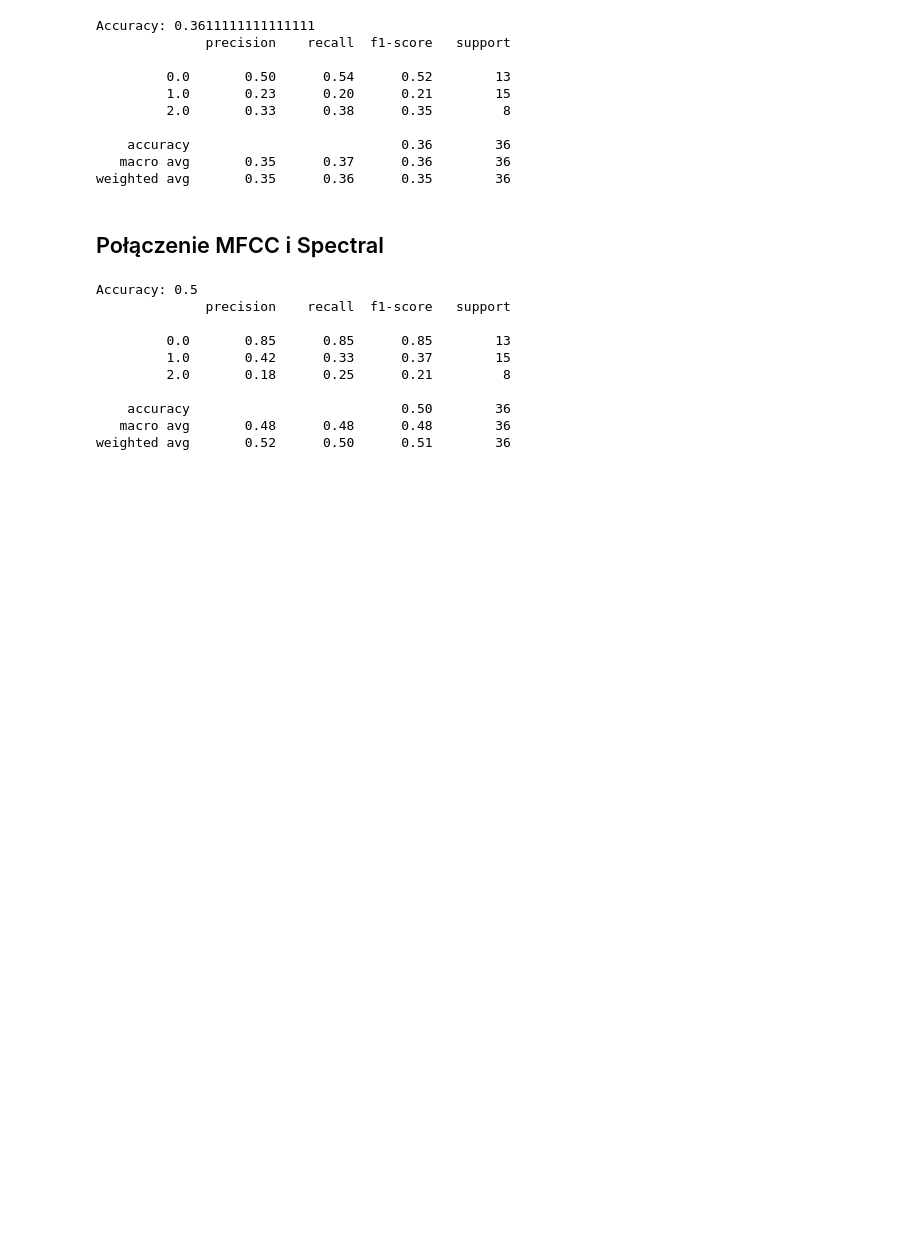
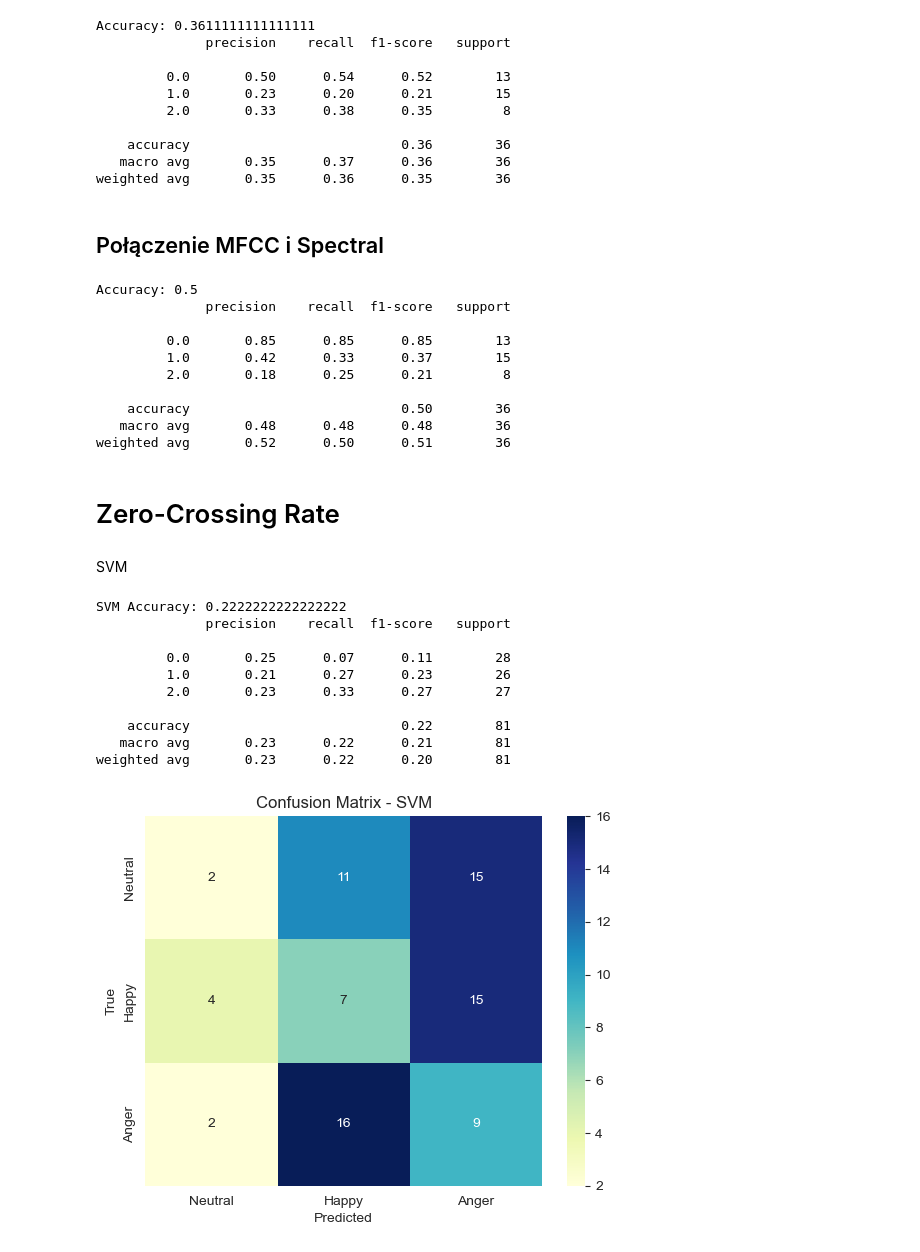
Before and after one commit to Glitterfrost/Acustic-Signals-Project, a Jupyter notebook: project_emotions.ipynb, the cells around one changed output. Drawn from its saved outputs; the diff is of its cells as text; code cells hidden in the pictures; blank space fills up the shorter version.

```diff
--- a/project_emotions.ipynb
+++ b/project_emotions.ipynb
@@ -616,3 +616,60 @@ Accuracy: 0.5
     accuracy                           0.50        36
    macro avg       0.48      0.48      0.48        36
 weighted avg       0.52      0.50      0.51        36
+# %% [markdown]
+# Zero-Crossing Rate
+# %%
+zcr_filip = np.zeros((no_of_sentences,))
+zcr_seb = np.zeros((no_of_sentences,))
+zcr_marcin = np.zeros((no_of_sentences,))
+
+for i in range(no_of_sentences):
+    zcr_filip[i] = np.mean(librosa.feature.zero_crossing_rate(words_filip[i])[0])
+    zcr_seb[i]   = np.mean(librosa.feature.zero_crossing_rate(words_seb[i])[0])
+    zcr_marcin[i] = np.mean(librosa.feature.zero_crossing_rate(words_marcin[i])[0])
+
+feature_vector = np.concatenate([zcr_filip, zcr_seb, zcr_marcin]).reshape(-1, 1)
+
+labelsN = np.zeros(15)
+labelsH = np.ones(15)
+labelsA = np.ones(15) * 2
+labels_one_speaker = np.concatenate((labelsN, labelsH, labelsA))
+labels = np.concatenate((labels_one_speaker, labels_one_speaker, labels_one_speaker))
+
+
+X_train, X_test, y_train, y_test = train_test_split(
+    feature_vector, labels, test_size=0.6, random_state=41
+)
+
+
+scaler = StandardScaler()
+X_train = scaler.fit_transform(X_train)
+X_test = scaler.transform(X_test)
+# %% [markdown]
+SVM
+# %%
+svm = SVC(kernel='linear', C=1.0, random_state=42)
+svm.fit(X_train, y_train)
+y_pred_svm = svm.predict(X_test)
+
+print("SVM Accuracy:", accuracy_score(y_test, y_pred_svm))
+print(classification_report(y_test, y_pred_svm, zero_division=1))
+
+cm_svm = confusion_matrix(y_test, y_pred_svm)
+sns.heatmap(cm_svm, annot=True, fmt='d', cmap='YlGnBu', xticklabels=["Neutral", "Happy", "Anger"], yticklabels=["Neutral", "Happy", "Anger"])
+plt.title('Confusion Matrix - SVM')
+plt.xlabel('Predicted')
+plt.ylabel('True')
+plt.show()
+# %% [output]
+SVM Accuracy: 0.2222222222222222
+              precision    recall  f1-score   support
+
+         0.0       0.25      0.07      0.11        28
+         1.0       0.21      0.27      0.23        26
+         2.0       0.23      0.33      0.27        27
+
+    accuracy                           0.22        81
+   macro avg       0.23      0.22      0.21        81
+weighted avg       0.23      0.22      0.20        81
+[figure, added]
```
Also changed, not shown: parts of 10 cells of this notebook, 1 other file.
